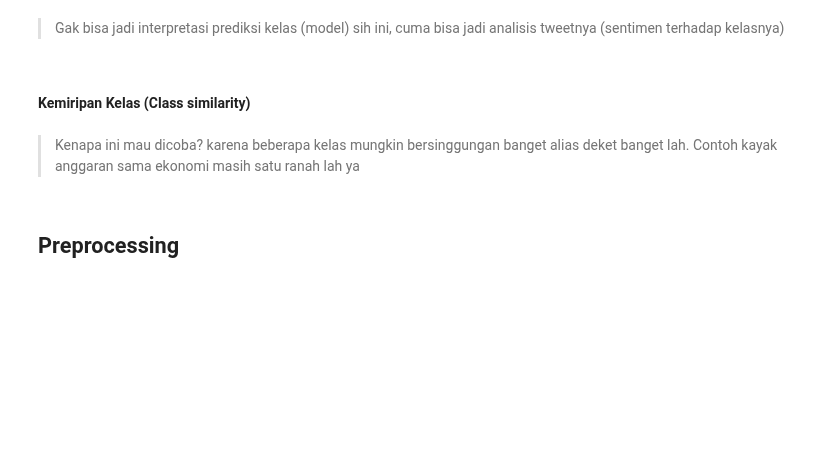
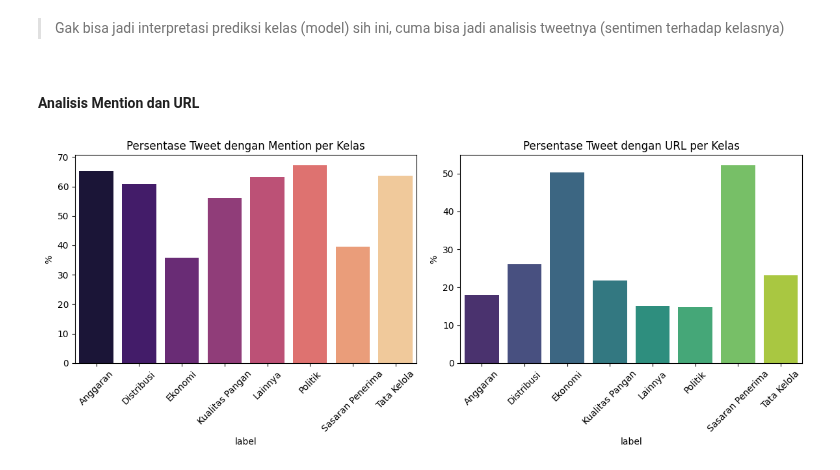
Before and after one commit to AndreMasalle/BDC_2026, a Jupyter notebook: case1.ipynb, the cells around one changed output. Drawn from its saved outputs; the diff is of its cells as text; code cells hidden in the pictures; blank space fills up the shorter version.

```diff
--- a/case1.ipynb
+++ b/case1.ipynb
@@ -287,9 +397,30 @@ df_heat = plot_emoji_heatmap(train, top_global=30, kolom='full_text')
 [figure]
 # %% [markdown]
 > Gak bisa jadi interpretasi prediksi kelas (model) sih ini, cuma bisa jadi analisis tweetnya (sentimen terhadap kelasnya)
-# %% [markdown]
-#### Kemiripan Kelas (Class similarity)
-# %% [markdown]
-> Kenapa ini mau dicoba? karena beberapa kelas mungkin bersinggungan banget alias deket banget lah. Contoh kayak anggaran sama ekonomi masih satu ranah lah ya
-# %% [markdown]
-## Preprocessing
+# %% [markdown]
+#### Analisis Mention dan URL
+# %%
+train['has_mention'] = train['full_text'].str.contains(r'@\w+', regex=True).astype(int)
+train['has_url'] = train['full_text'].str.contains(r'http\S+', regex=True).astype(int)
+
+mention_per_kelas = train.groupby('label')['has_mention'].mean() * 100
+url_per_kelas = train.groupby('label')['has_url'].mean() * 100
+# %%
+fig, axes = plt.subplots(1, 2, figsize=(12, 5))
+
+sns.barplot(x=mention_per_kelas.index, y=mention_per_kelas.values,
+            hue=mention_per_kelas.index, palette='magma', legend=False, ax=axes[0])
+axes[0].set_title('Persentase Tweet dengan Mention per Kelas')
+axes[0].set_ylabel('%')
+axes[0].tick_params(axis='x', rotation=45)
+
+sns.barplot(x=url_per_kelas.index, y=url_per_kelas.values,
+            hue=url_per_kelas.index, palette='viridis', legend=False, ax=axes[1])
+axes[1].set_title('Persentase Tweet dengan URL per Kelas')
+axes[1].set_ylabel('%')
+axes[1].tick_params(axis='x', rotation=45)
+
+plt.tight_layout()
+plt.show()
+# %% [output]
+[figure, added]
```
Also changed, not shown: parts of 52 cells of this notebook, 1 other file.
